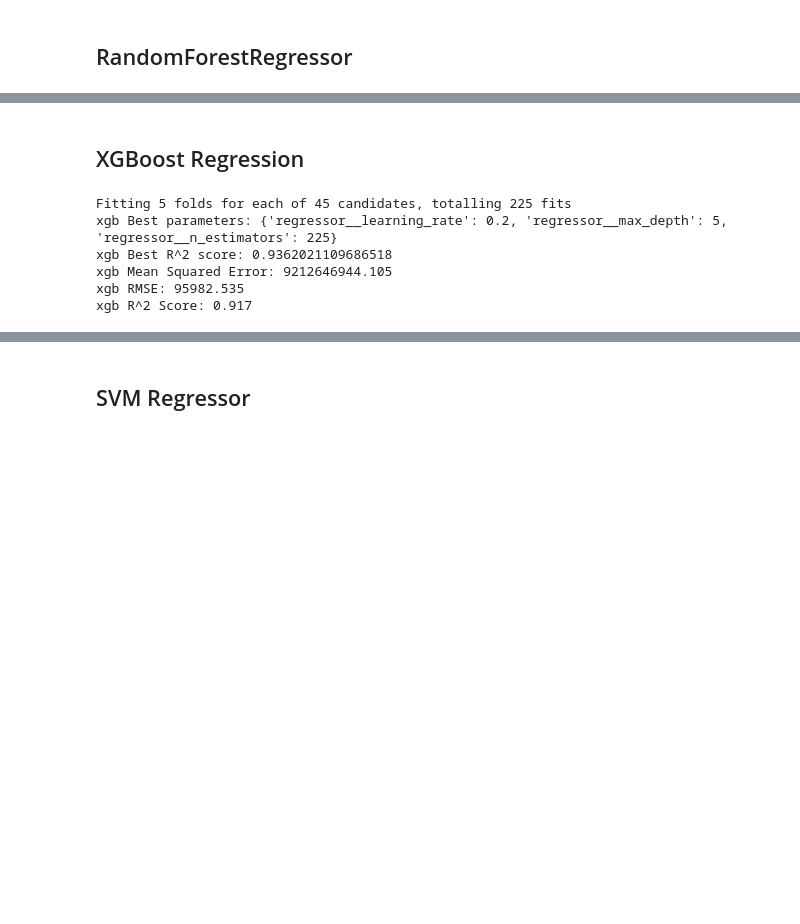
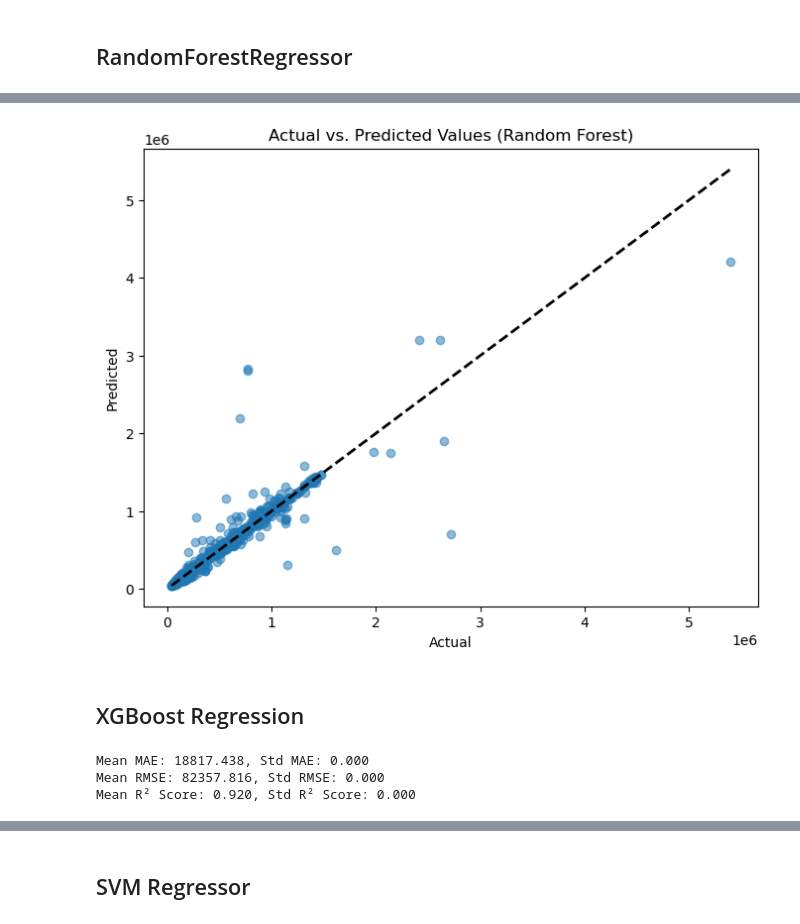
Before and after one commit to angelay1006/CO2_Emissions_Across_Flights, a Jupyter notebook: final_project_source_code.ipynb, the cells around one changed output, grey strips where cells are left out. Cells and saved outputs as stored; diff of their text form; code cells hidden in the pictures; blank space fills up the shorter version.

```diff
--- a/final_prep_2.ipynb
+++ b/final_project_source_code.ipynb
@@ -515,31 +634,65 @@ plt.show()
+# %%
+plt.figure(figsize=(8, 6))
+plt.scatter(y_test, y_pred_rf[-1], alpha=0.5)
+plt.plot([y_test.min(), y_test.max()], [y_test.min(), y_test.max()], 'k--', lw=2)  # Diagonal line
+plt.xlabel('Actual')
+plt.ylabel('Predicted')
+plt.title('Actual vs. Predicted Values (Random Forest)')
+plt.show()
+# %% [output]
+[figure, added]
 # %% [markdown]
 ## XGBoost Regression
 # %%
 from xgboost import XGBRegressor
+xgb_mae_scores = []
+xgb_rmse_scores = []
+xgb_r2_scores = []
+y_pred_xgb = []
 
-xgb_pipeline = Pipeline(steps=[('preprocessor', preprocessor),
-                               ('regressor', XGBRegressor(random_state=42))])
+# run under different random states
+for state in range(5):
+    xgb_pipeline = Pipeline(steps=[('preprocessor', preprocessor),
+                                   ('regressor', XGBRegressor(random_state=state))])
+    # xgb_param_grid = {
+    #     'regressor__n_estimators': [125, 150, 175, 200, 225],
+    #     'regressor__max_depth': [4, 5, 6],
+    #     'regressor__learning_rate': [0.15, 0.2, 0.25],
+    # }
 
-xgb_param_grid = {
-    'regressor__n_estimators': [125, 150, 175, 200, 225],
-    'regressor__max_depth': [4, 5, 6],
-    'regressor__learning_rate': [0.15, 0.2, 0.25],
-}
+    xgb_param_grid = {
+        'regressor__n_estimators': [225],
+        'regressor__max_depth': [5],
+        'regressor__learning_rate': [0.2]
+    }
 
-xgb_grid_search = GridSearchCV(xgb_pipeline, xgb_param_grid, cv=5, scoring='r2', verbose=1)
-xgb_grid_search.fit(X_train, y_train)
+    xgb_grid_search = GridSearchCV(xgb_pipeline, xgb_param_grid, cv=5, scoring='r2', verbose=0)
+    xgb_grid_search.fit(X_train, y_train)
 
-print(f'xgb Best parameters: {xgb_grid_search.best_params_}')
-print(f'xgb Best R^2 score: {xgb_grid_search.best_score_}')
+    y_pred = xgb_grid_search.predict(X_test)
+    y_pred_xgb.append(y_pred)
 
-y_pred = xgb_grid_search.predict(X_test)
-print(f'xgb Mean Squared Error: {mean_squared_error(y_test, y_pred):.3f}')
-print(f'xgb RMSE: {np.sqrt(mean_squared_error(y_test, y_pred)):.3f}')
-print(f'xgb R^2 Score: {r2_score(y_test, y_pred):.3f}')
+    mae = mean_absolute_error(y_test, y_pred)
+    rmse = np.sqrt(mean_squared_error(y_test, y_pred))
+    r2 = r2_score(y_test, y_pred)
+
+    xgb_mae_scores.append(mae)
+    xgb_rmse_scores.append(rmse)
+    xgb_r2_scores.append(r2)
+
+
+# calculations
+mean_mae = np.mean(xgb_mae_scores)
+std_mae = np.std(xgb_mae_scores)
+mean_rmse = np.mean(xgb_rmse_scores)
+std_rmse = np.std(xgb_rmse_scores)
+mean_r2 = np.mean(xgb_r2_scores)
+std_r2 = np.std(xgb_r2_scores)
+
+print(f"Mean MAE: {mean_mae:.3f}, Std MAE: {std_mae:.3f}")
+print(f"Mean RMSE: {mean_rmse:.3f}, Std RMSE: {std_rmse:.3f}")
+print(f"Mean R² Score: {mean_r2:.3f}, Std R² Score: {std_r2:.3f}")
 # %% [output]
-Fitting 5 folds for each of 45 candidates, totalling 225 fits
-xgb Best parameters: {'regressor__learning_rate': 0.2, 'regressor__max_depth': 5, 'regressor__n_estimators': 225}
-xgb Best R^2 score: 0.9362021109686518
-xgb Mean Squared Error: 9212646944.105
-xgb RMSE: 95982.535
-xgb R^2 Score: 0.917
+Mean MAE: 18817.438, Std MAE: 0.000
+Mean RMSE: 82357.816, Std RMSE: 0.000
+Mean R² Score: 0.920, Std R² Score: 0.000
```
Also changed, not shown: parts of 20 cells of this notebook, 9 other files.
